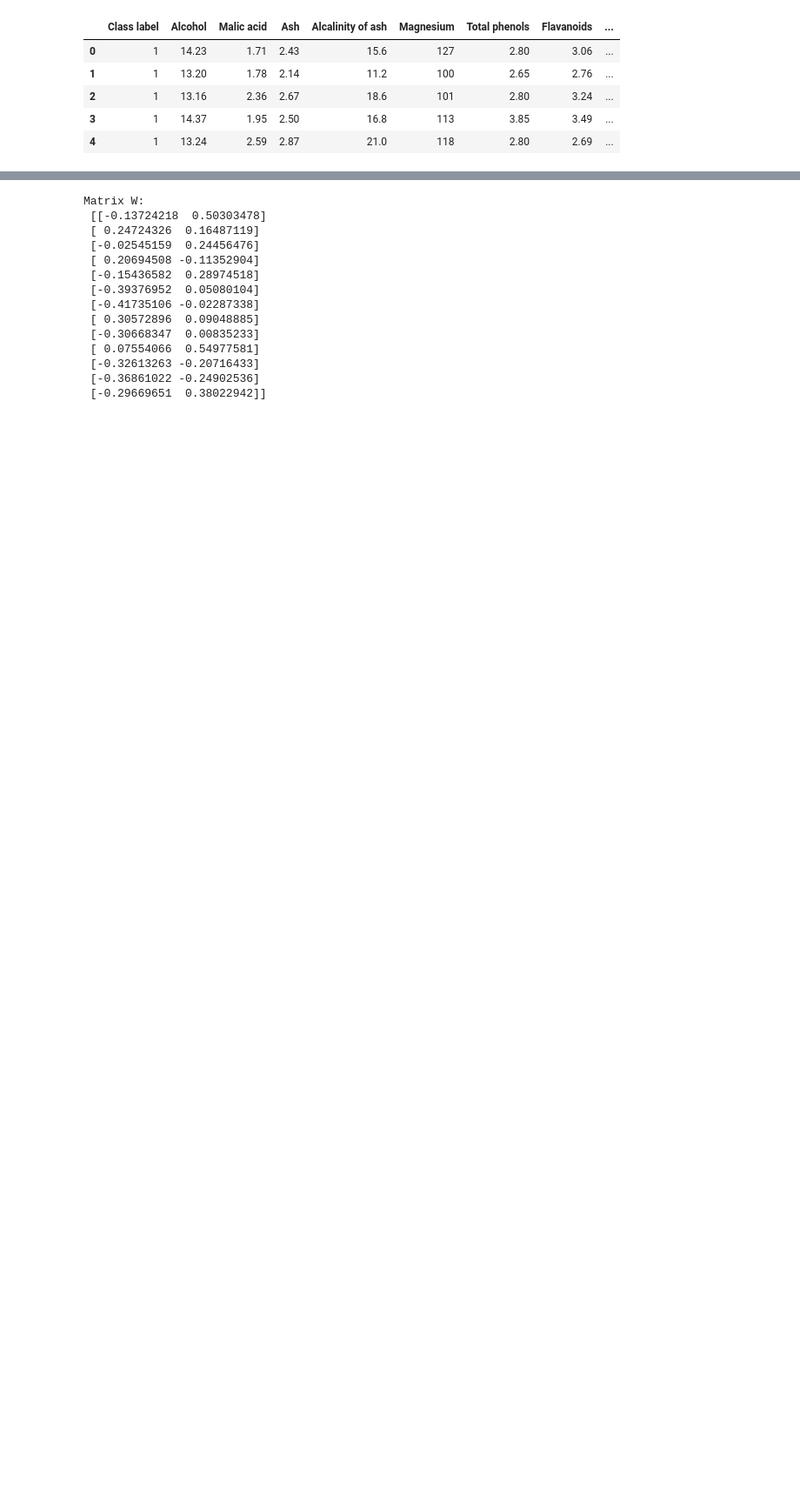
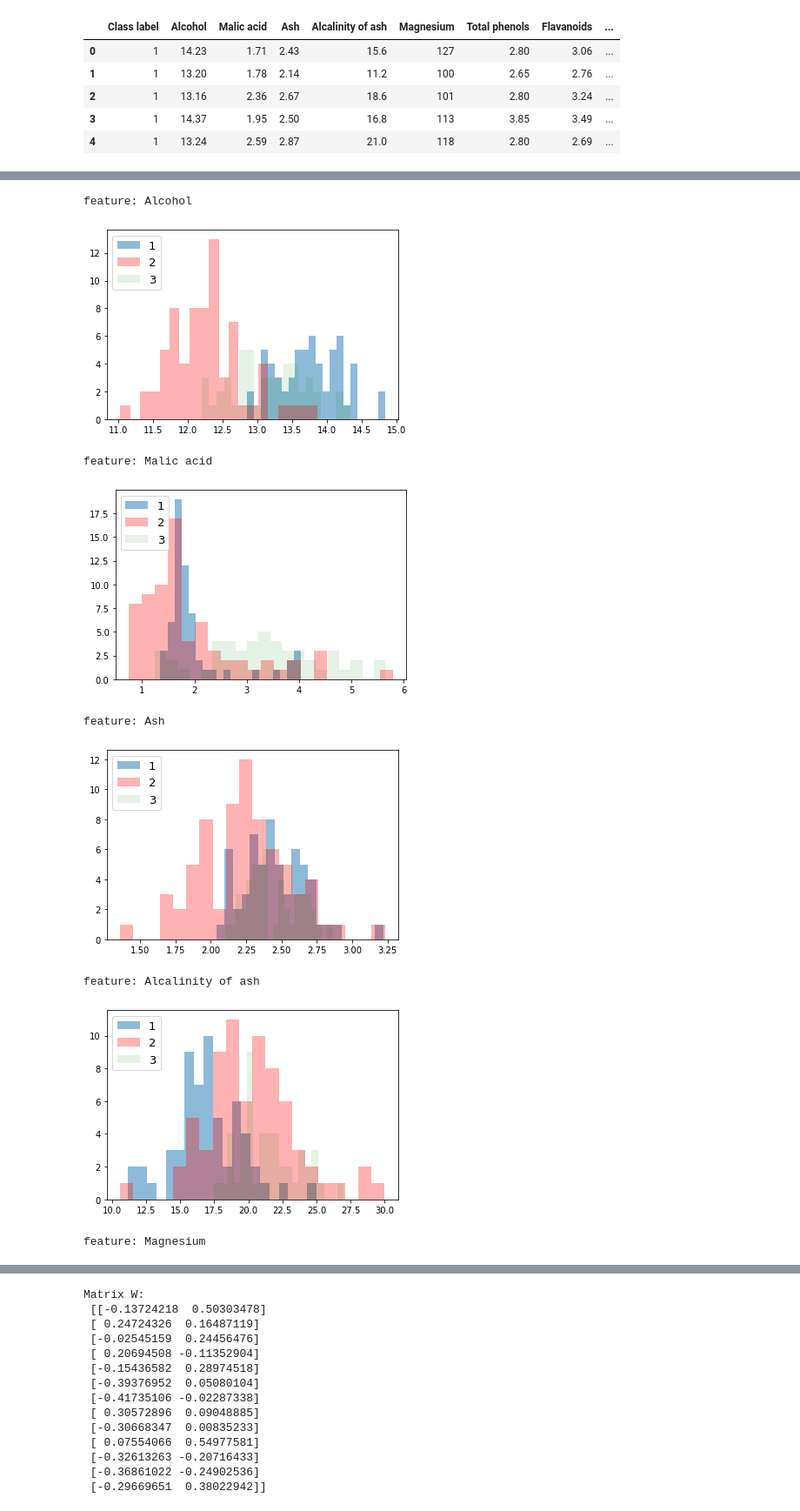
Before and after one commit to hnishi/hnishi_da_handson, a Jupyter notebook: da_handson_pca.ipynb, the cells around one changed output, grey strips where cells are left out. Shown at 87% size. Cells and saved outputs as stored; diff of their text form; code cells hidden in the pictures; blank space fills up the shorter version.

```diff
--- a/da_handson_pca.ipynb
+++ b/da_handson_pca.ipynb
@@ -66,0 +123,23 @@ Splitting the data into 70% training and 30% test subsets.
+# %%
+import numpy as np
+import matplotlib.pyplot as plt
+
+for i_feature in df_wine.columns:
+  if i_feature == 'Class label': continue
+  print('feature: ' + str(i_feature))
+  # ヒストグラムの描画
+  plt.hist(df_wine[df_wine['Class label'] == 1][i_feature], alpha=0.5, bins=20, label="1")
+  plt.hist(df_wine[df_wine['Class label'] == 2][i_feature], alpha=0.3, bins=20, label="2", color='r')
+  plt.hist(df_wine[df_wine['Class label'] == 3][i_feature], alpha=0.1, bins=20, label="3", color='g')
+  plt.legend(loc="upper left", fontsize=13) # 凡例表示
+  plt.show()
+# %% [output]
+feature: Alcohol
+[figure, added]
+feature: Malic acid
+[figure, added]
+feature: Ash
+[figure, added]
+feature: Alcalinity of ash
+[figure, added]
+feature: Magnesium
```
Also changed, not shown: parts of 123 cells of this notebook.
